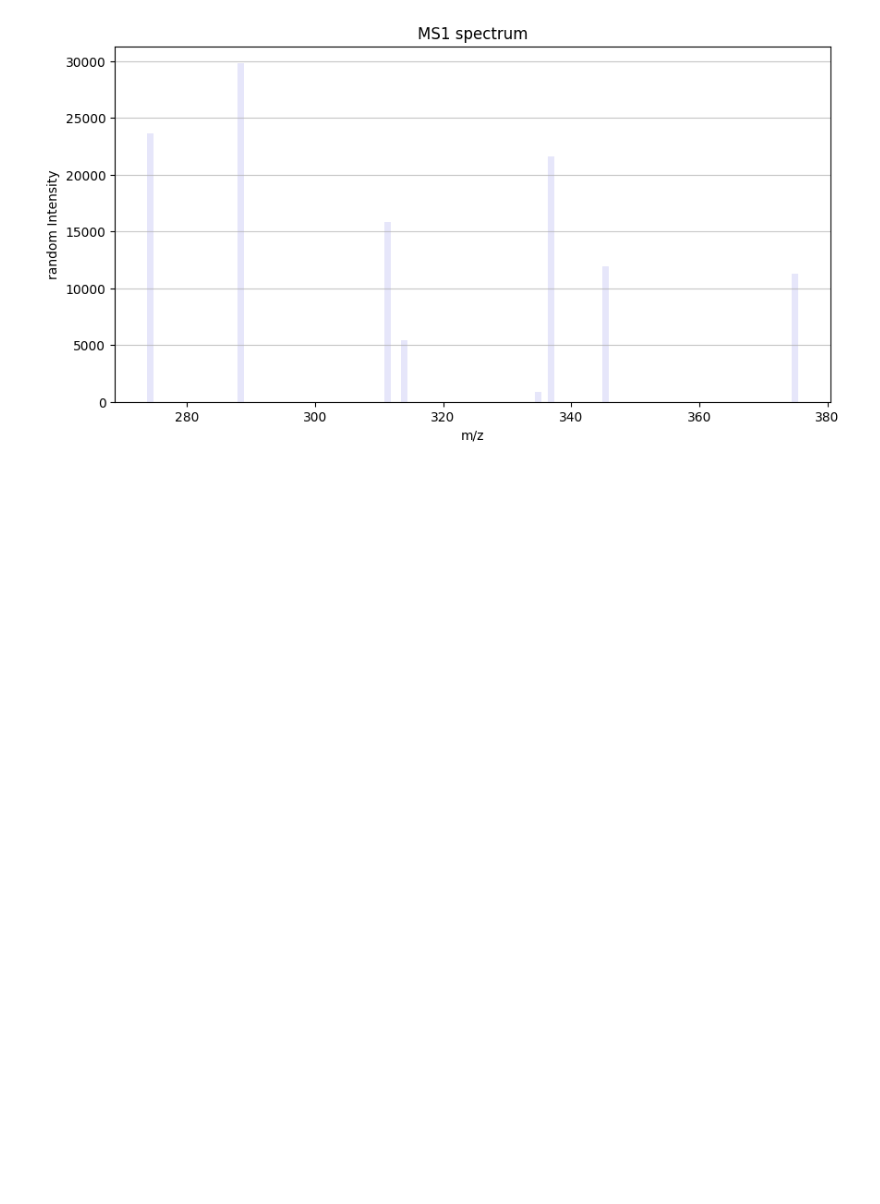
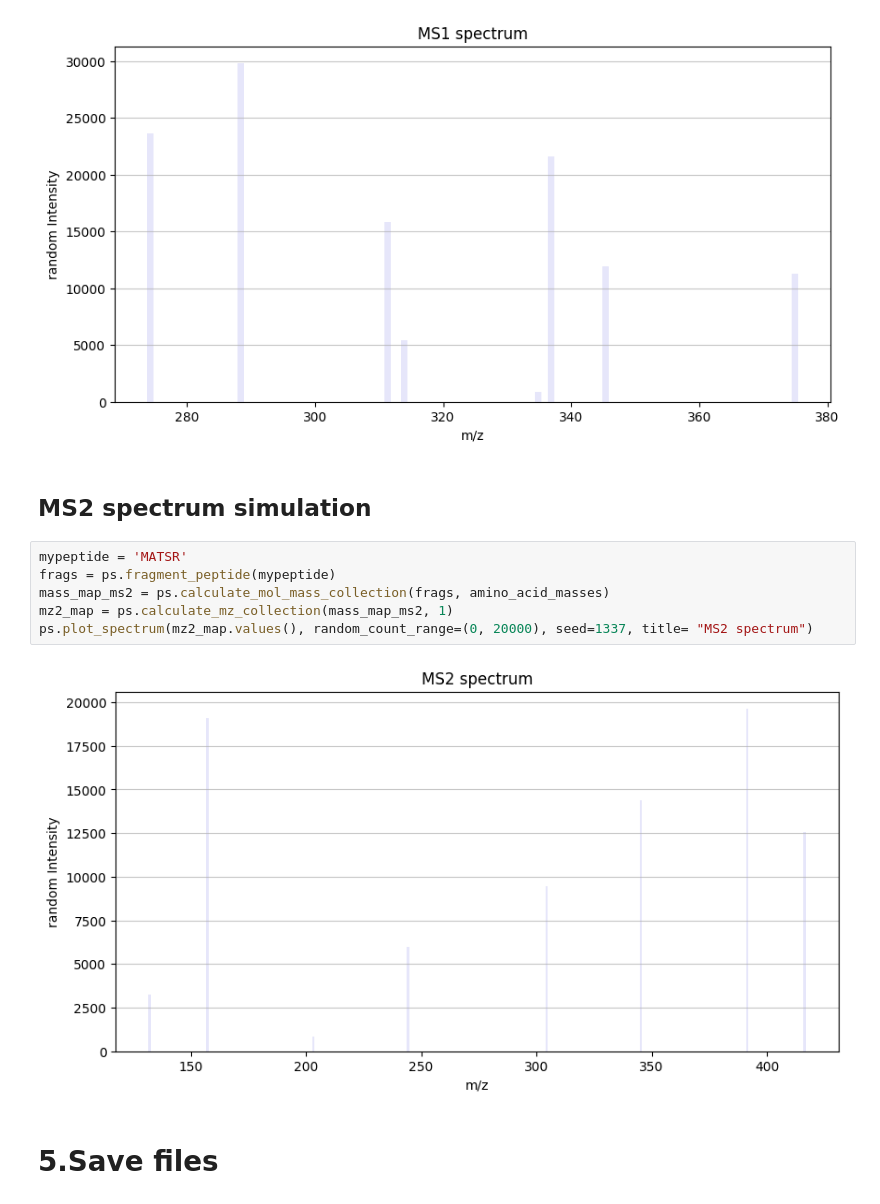
Before and after one commit to EllinorAbele/Proteosim_EA, a Jupyter notebook: ms_experiment_final.ipynb, the cells around one changed output. Drawn from its saved outputs; the diff is of its cells as text; blank space fills up the shorter version.

```diff
--- a/ms_experiment_final.ipynb
+++ b/ms_experiment_final.ipynb
@@ -49,3 +58,15 @@ mz1_map = ps.calculate_mz_collection(mass_map_ms1)
 ps.plot_spectrum(mz1_map.values(), random_count_range=(0, 30000), seed=42, title= "MS1 spectrum")
 # %% [output]
 [figure]
+# %% [markdown]
+## MS2 spectrum simulation
+# %%
+mypeptide = 'MATSR'
+frags = ps.fragment_peptide(mypeptide)
+mass_map_ms2 = ps.calculate_mol_mass_collection(frags, amino_acid_masses)
+mz2_map = ps.calculate_mz_collection(mass_map_ms2, 1)
+ps.plot_spectrum(mz2_map.values(), random_count_range=(0, 20000), seed=1337, title= "MS2 spectrum")
+# %% [output]
+[figure, added]
+# %% [markdown]
+# 5.Save files
```
Also changed, not shown: parts of 4 cells of this notebook.
